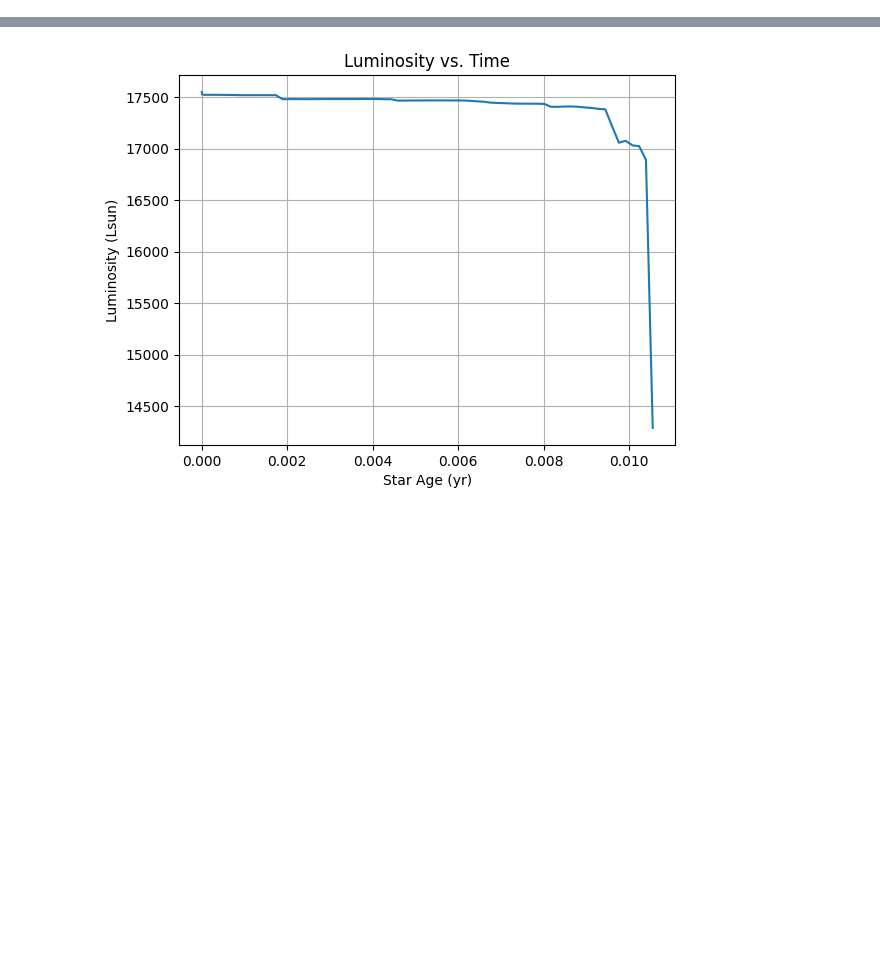
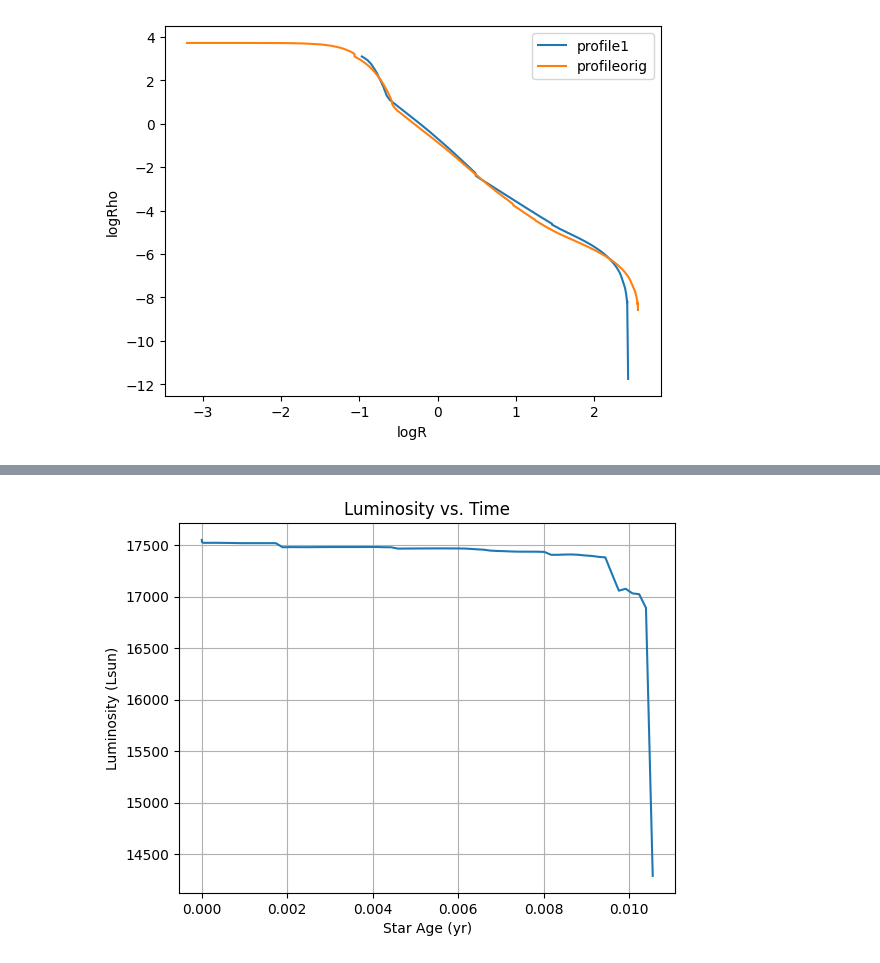
Before and after one commit to abhavishwakarma2/CE_GW, a Jupyter notebook: post_processing.ipynb, the cells around one changed output, grey strips where cells are left out. Cells and saved outputs as stored; diff of their text form; code cells hidden in the pictures; blank space fills up the shorter version.

```diff
--- a/post_processing.ipynb
+++ b/post_processing.ipynb
@@ -6,6 +6,17 @@ from scipy.interpolate import interp1d
 # %%
 # log = mr.MesaLogDir('c:/Users/abhav/test/profiles_4')
 # h5 = mr.MesaData('c:/Users/abhav/test/history_5.data')
-# profile1 = mr.MesaData('c:/Users/abhav/test/profile1.data')
+profile1 = mr.MesaData('c:/Users/abhav/test/profile1.data')
+profileorig = mr.MesaData('c:/Users/abhav/Documents/UIUC_Graduate/RESEARCH/profile17.data')
 # h6 = mr.MesaData('c:/Users/abhav/test/history_6.data')
-h1 = mr.MesaData('c:/Users/abhav/Documents/UIUC_Graduate/RESEARCH/history.data')
+# h1 = mr.MesaData('c:/Users/abhav/Documents/UIUC_Graduate/RESEARCH/history.data')
+# %%
+plt.plot(profile1.logR, profile1.logRho, label='profile1')
+plt.plot(profileorig.logR, profileorig.logRho, label='profileorig')
+plt.xlabel('logR')
+plt.ylabel('logRho')
+plt.legend()
+plt.show()
+plt.close()
+# %% [output]
+[figure, added]
```
Also changed, not shown: parts of 1 cell of this notebook, 2 other files.
